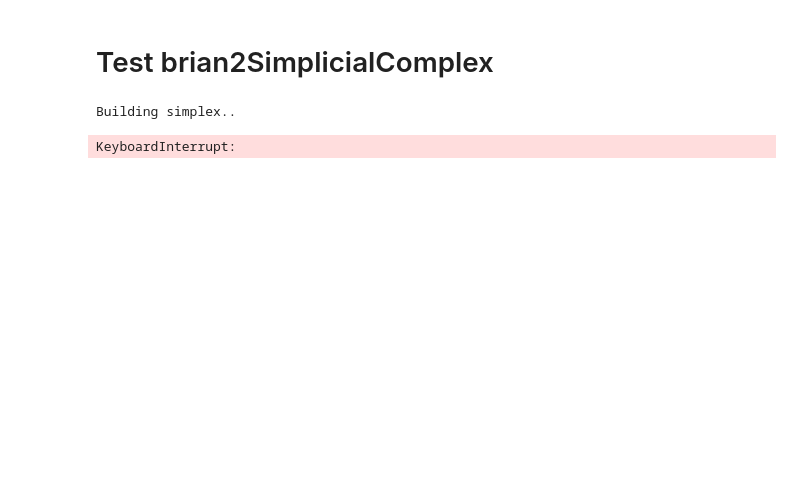
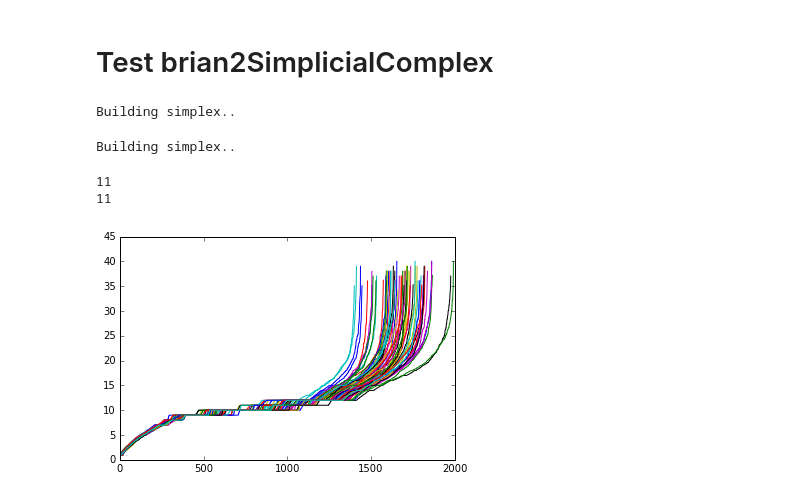
Before and after one commit to theilmbh/Resonnant, a Jupyter notebook: testResonnant.ipynb, the cells around one changed output. Cells and saved outputs as stored; diff of their text form; code cells hidden in the pictures; blank space fills up the shorter version.

Commit message:
simplicial complexes

```diff
--- a/testResonnant.ipynb
+++ b/testResonnant.ipynb
@@ -75,9 +80,27 @@ bfdict = rs.ephys2binned(ephysDict, binParams)
 # %% [markdown]
 # Test brian2SimplicialComplex
 # %%
-thresh = 0
+thresh = 1
 
-sclist = rs.brian2SimplicialComplex(brianResults, binParams, thresh)
+sclistraw = rs.brian2SimplicialComplex(brianResults, binParams, thresh, 'raw')
 # %% [output]
 Building simplex..
-KeyboardInterrupt:
+Building simplex..
+# %%
+for sc in sclistraw:
+    print sc.dimension
+# %% [output]
+11
+11
+# %%
+for sc in sclistraw:
+    sc.updateAdjacency()
+# %%
+spec2 = dict()
+for ind, sc in enumerate(sclistraw):
+    spec2[ind] = sc.getSpectrum(2)
+# %%
+for s in spec2.keys():
+    plot(np.sort(np.real(spec2[s])))
+# %% [output]
+[figure, added]
```
Also changed, not shown: parts of 7 cells of this notebook, 1 other file.
